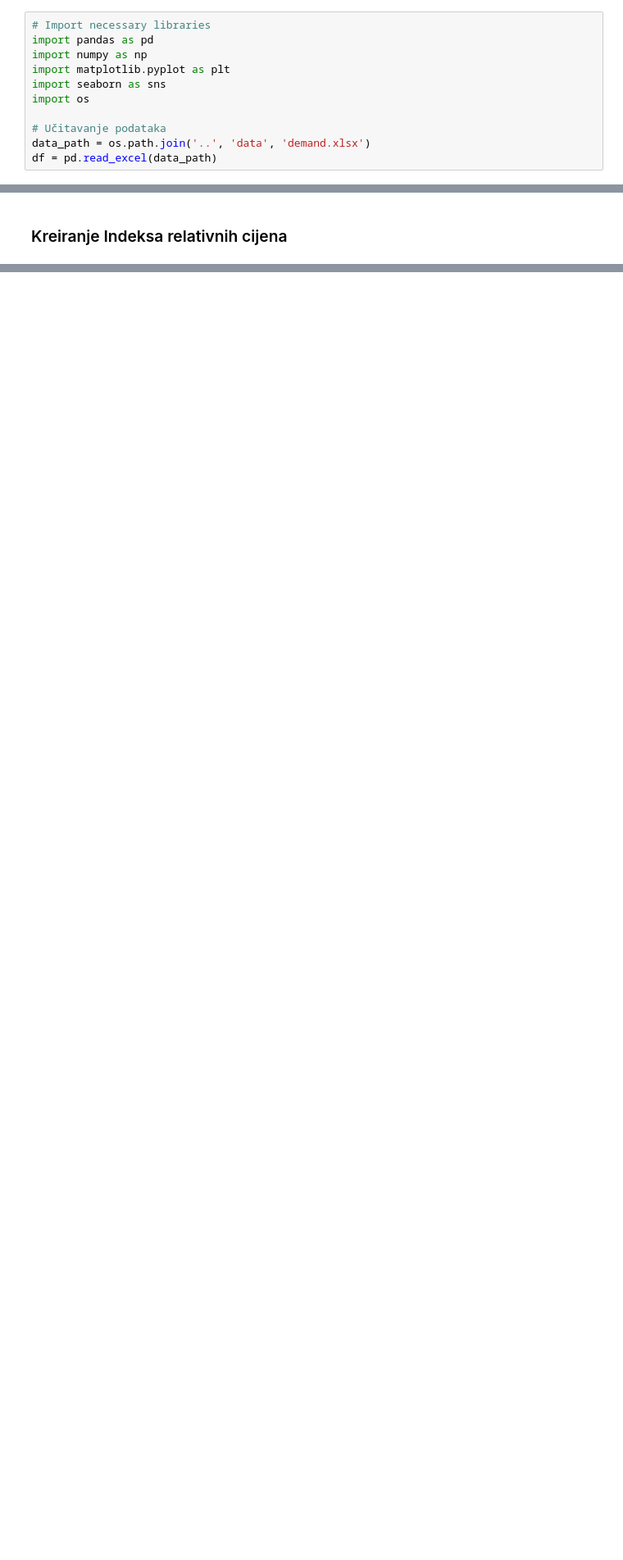
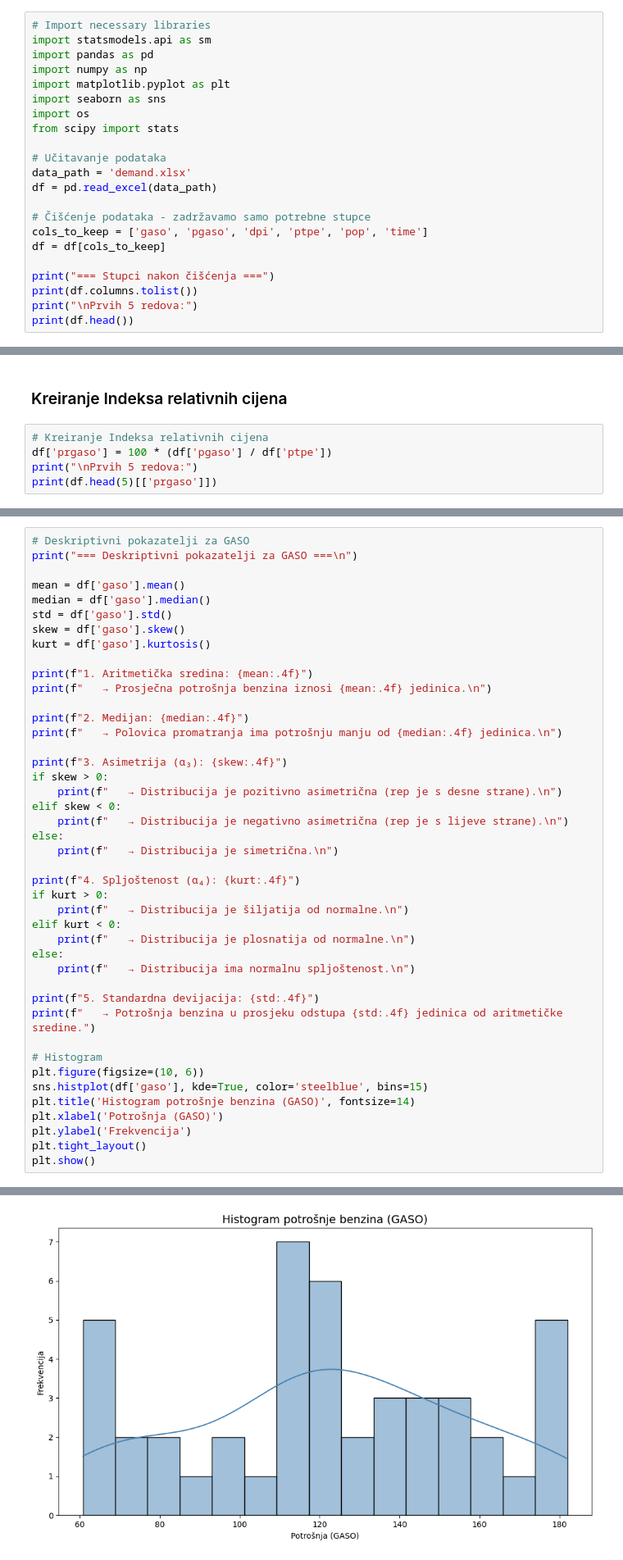
Before and after one commit to PetarBelko/Ekonometrija_Projekt, a Jupyter notebook: analysis.ipynb, the cells around one changed output, grey strips where cells are left out. Shown at 82% size. Saved outputs shown, nothing was run; the diff lists cells and outputs as text; blank space fills up the shorter version.

```diff
--- a/analysis.ipynb
+++ b/analysis.ipynb
@@ -8,13 +8,24 @@ Kategorija izdataka: GASO \
 Period analize:
 # %%
 # Import necessary libraries
+import statsmodels.api as sm
 import pandas as pd
 import numpy as np
 import matplotlib.pyplot as plt
 import seaborn as sns
 import os
+from scipy import stats
 
 # Učitavanje podataka
-data_path = os.path.join('..', 'data', 'demand.xlsx')
+data_path = 'demand.xlsx'
 df = pd.read_excel(data_path)
+
+# Čišćenje podataka - zadržavamo samo potrebne stupce
+cols_to_keep = ['gaso', 'pgaso', 'dpi', 'ptpe', 'pop', 'time']
+df = df[cols_to_keep]
+
+print("=== Stupci nakon čišćenja ===")
+print(df.columns.tolist())
+print("\nPrvih 5 redova:")
+print(df.head())
 # %% [output]
@@ -22,2 +42,7 @@ ImportError: `Import openpyxl` failed.  Use pip or conda to install the openpyxl
 # %% [markdown]
 ### Kreiranje Indeksa relativnih cijena
+# %%
+# Kreiranje Indeksa relativnih cijena
+df['prgaso'] = 100 * (df['pgaso'] / df['ptpe'])
+print("\nPrvih 5 redova:")
+print(df.head(5)[['prgaso']])
@@ -23,0 +59,44 @@ ImportError: `Import openpyxl` failed.  Use pip or conda to install the openpyxl
+# %%
+# Deskriptivni pokazatelji za GASO
+print("=== Deskriptivni pokazatelji za GASO ===\n")
+
+mean = df['gaso'].mean()
+median = df['gaso'].median()
+std = df['gaso'].std()
+skew = df['gaso'].skew()
+kurt = df['gaso'].kurtosis()
+
+print(f"1. Aritmetička sredina: {mean:.4f}")
+print(f"   → Prosječna potrošnja benzina iznosi {mean:.4f} jedinica.\n")
+
+print(f"2. Medijan: {median:.4f}")
+print(f"   → Polovica promatranja ima potrošnju manju od {median:.4f} jedinica.\n")
+
+print(f"3. Asimetrija (α₃): {skew:.4f}")
+if skew > 0:
+    print(f"   → Distribucija je pozitivno asimetrična (rep je s desne strane).\n")
+elif skew < 0:
+    print(f"   → Distribucija je negativno asimetrična (rep je s lijeve strane).\n")
+else:
+    print(f"   → Distribucija je simetrična.\n")
+
+print(f"4. Spljoštenost (α₄): {kurt:.4f}")
+if kurt > 0:
+    print(f"   → Distribucija je šiljatija od normalne.\n")
+elif kurt < 0:
+    print(f"   → Distribucija je plosnatija od normalne.\n")
+else:
+    print(f"   → Distribucija ima normalnu spljoštenost.\n")
+
+print(f"5. Standardna devijacija: {std:.4f}")
+print(f"   → Potrošnja benzina u prosjeku odstupa {std:.4f} jedinica od aritmetičke sredine.")
+
+# Histogram
+plt.figure(figsize=(10, 6))
+sns.histplot(df['gaso'], kde=True, color='steelblue', bins=15)
+plt.title('Histogram potrošnje benzina (GASO)', fontsize=14)
+plt.xlabel('Potrošnja (GASO)')
+plt.ylabel('Frekvencija')
+plt.tight_layout()
+plt.show()
+# %% [output]
@@ -23,0 +119 @@ ImportError: `Import openpyxl` failed.  Use pip or conda to install the openpyxl
+[figure, added]
```
Also changed, not shown: parts of 10 cells of this notebook, 1 other file.
